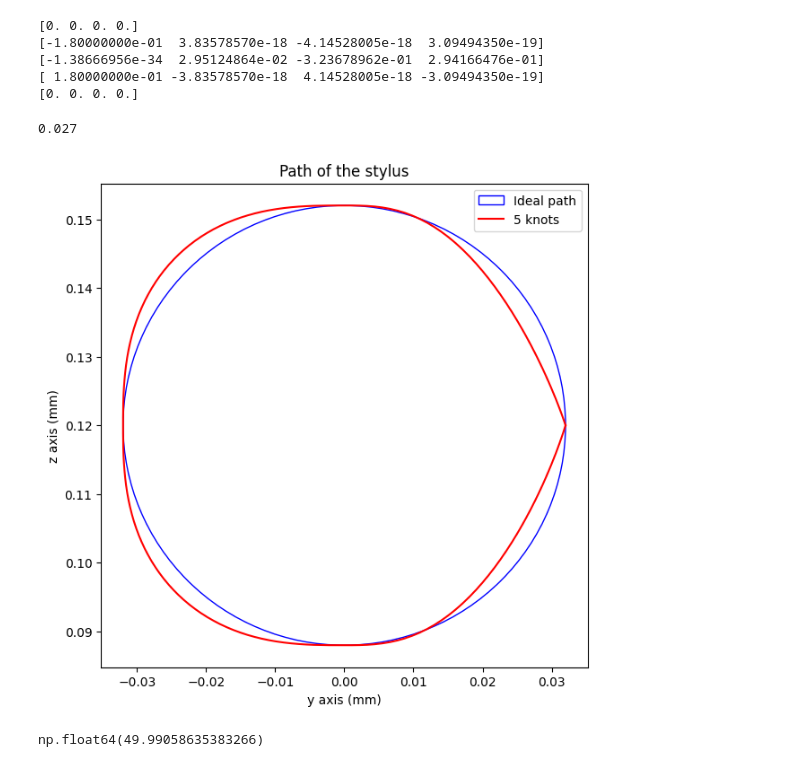
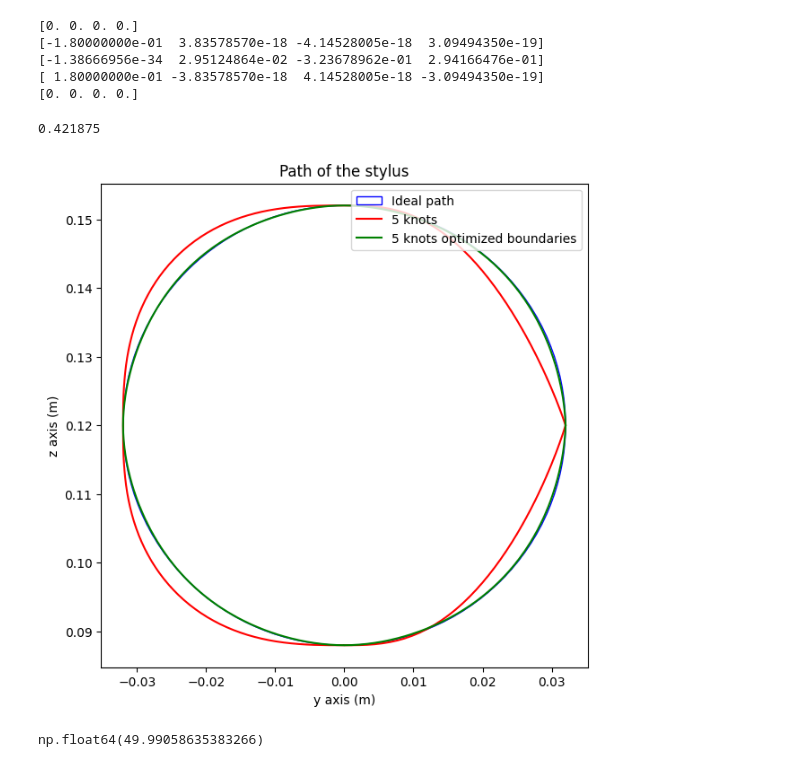
Before and after one commit to GrunyD/Robotics_course, a Jupyter notebook: plot_circle_path.ipynb, the cells around one changed output. Drawn from its saved outputs; the diff is of its cells as text; code cells hidden in the pictures.

```diff
--- a/plot_circle_path.ipynb
+++ b/plot_circle_path.ipynb
@@ -31,9 +31,9 @@ for eta in etas:
 [ 1.80000000e-01 -3.83578570e-18  4.14528005e-18 -3.09494350e-19]
 [0. 0. 0. 0.]
 # %%
-0.18 * 0.15
+0.027/0.064
 # %% [output]
-0.027
+0.421875
 # %%
 N = 100
 get_phis = lambda n:np.array([2*i*np.pi/(n-1) for i in range(n)])
@@ -46,30 +46,45 @@ matricies = trajectory_planning.circle_path(n_knots = 5, lin_velocities=lin_velo
 # %%
 k = []
+lin_velocities = np.array(((0,0,0), (0,-0.027, 0), (0,0,-0.027), (0,0.027,0), (0,0,0)))
+lin_accelerations = np.array(((0,0,0), (0, 0, 0), (0,0,0), (0,0,0), (0,0,0)))
+matricies = trajectory_planning.circle_path(n_knots = 5, lin_velocities=lin_velocities, lin_accelerations = lin_accelerations)
 for matrix in matricies:
     for i in np.linspace(0, 2, 50):
         angles = matrix @ trajectory_planning.position_t_array(i)
         t = forward_kinematics.T04(*angles)
         k.append((t[1,3], t[2, 3]))
 k = np.array(k)
+# %%
+lin_velocities = np.array(((0,0,0), (0,-0.027, 0), (0,0,-0.027), (0,0.027,0), (0,0,0)))
+lin_accelerations = np.array(((0,0,0.1), (0, 0, -0.027), (0,0.027,0), (0,0,0.027), (0,0,-0.1)))
+matricies = trajectory_planning.circle_path(n_knots = 5, lin_velocities=lin_velocities, lin_accelerations=lin_accelerations)
+l = []
+for matrix in matricies:
+    for i in np.linspace(0, 2, 50):
+        angles = matrix @ trajectory_planning.position_t_array(i)
+        t = forward_kinematics.T04(*angles)
+        l.append((t[1,3], t[2, 3]))
+l = np.array(l)
 # %%
 fig, ax = plt.subplots()
 fig.set_size_inches(7,7)
 ax.set_title("Path of the stylus")
 circle2 = patches.Circle((0, 0.120), 0.032, color='b', fill=False)
 ax.add_patch(circle2)
 # ax.set_xlim((-0.040, 0.040))
 # ax.set_ylim((0.080, 0.160))
-ax.set_xlabel('y axis (mm)')
-ax.set_ylabel('z axis (mm)')
+ax.set_xlabel('y axis (m)')
+ax.set_ylabel('z axis (m)')
 ax.plot(k[:,0], k[:,1], color = 'r')
+ax.plot(l[:,0], l[:,1], color = 'g')
 # ax.plot(k[:,0], k[:,1], color = 'r')
 
-ax.legend(('Ideal path','5 knots'))
+ax.legend(('Ideal path','5 knots', '5 knots optimized boundaries'),loc = 'upper right')
 
 # fig.savefig("circle.png")
 plt.show()
 # %% [output]
-[figure, old version]
+[figure, new version]
 # %%
 np.sqrt(48.89**2 + 10.432**2)
 # %% [output]
```
Also changed, not shown: parts of 1 cell of this notebook, 4 other files.
